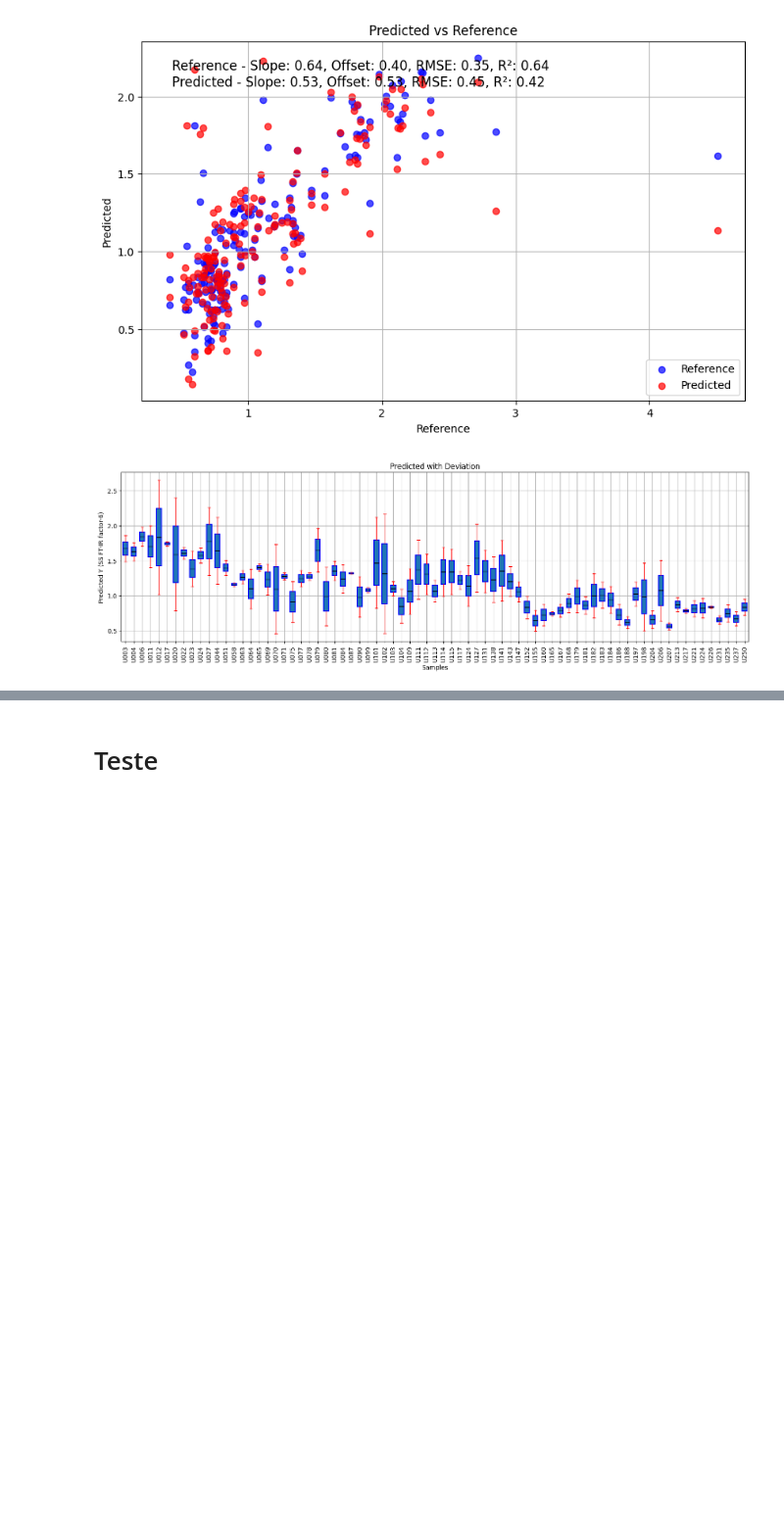
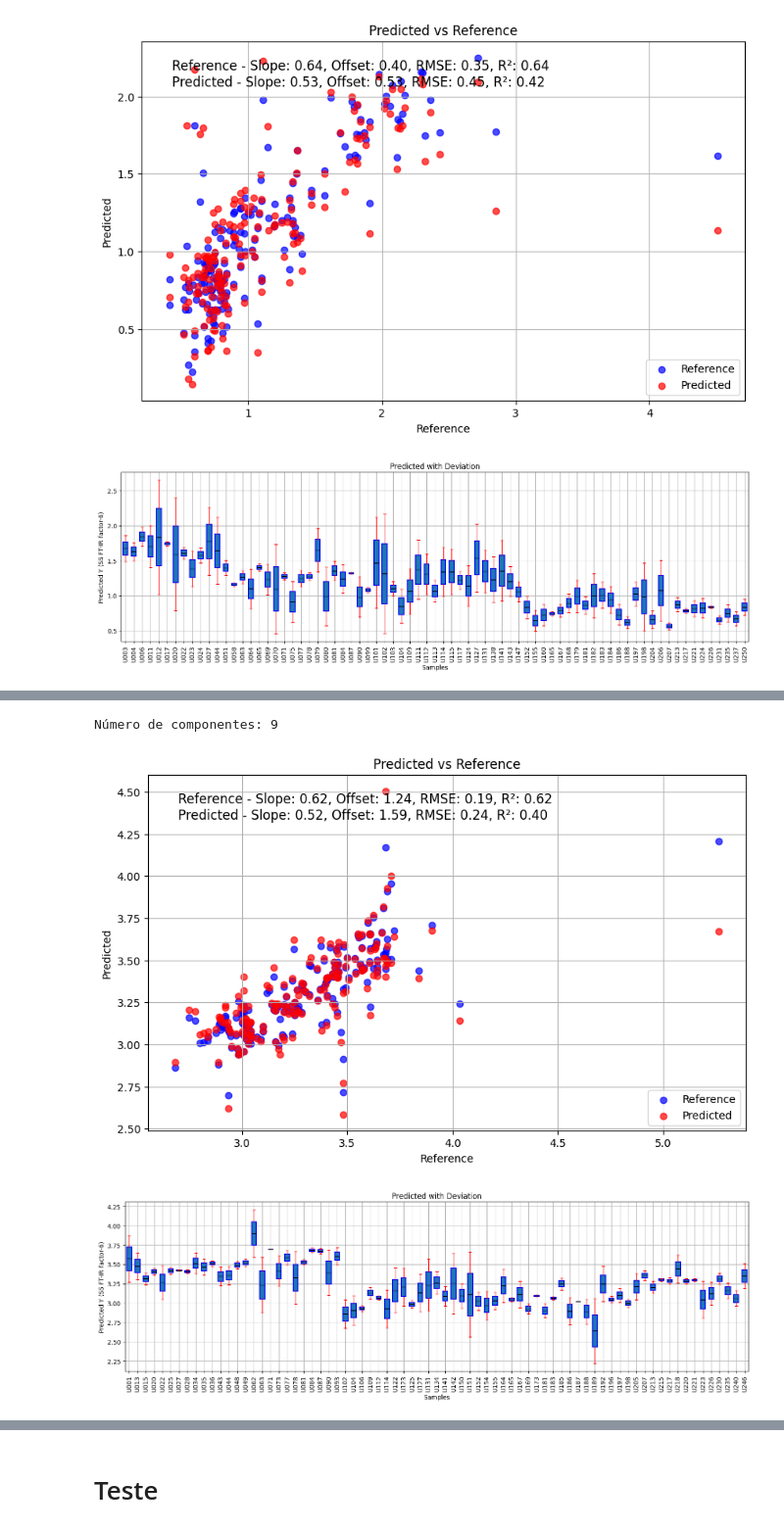
Before and after one commit to xndrxssx/cotton_candy_spectral_analysis, a Jupyter notebook: Partial Least Squares Regression/cotton_candy_PLSR.ipynb, the cells around one changed output, grey strips where cells are left out. Shown at 98% size. Cells and saved outputs as stored; diff of their text form; code cells hidden in the pictures; blank space fills up the shorter version.

```diff
--- a/Partial Least Squares Regression/cotton_candy_PLSR.ipynb
+++ b/Partial Least Squares Regression/cotton_candy_PLSR.ipynb
@@ -311,0 +323,6 @@ calibration_msc_ubs, validation_msc_ubs, Y_predict_msc_ubs = build_model(df_msc_
+# %%
+calibration_snv_ph, validation_snv_ph, Y_predict_snv_ph = build_model(df_snv_cal, df_snv_cal['PH'], df_snv_val, df_snv_val['PH'])
+# %% [output]
+Número de componentes: 9
+[figure, added]
+[figure, added]
```
Also changed, not shown: parts of 11 cells of this notebook.
